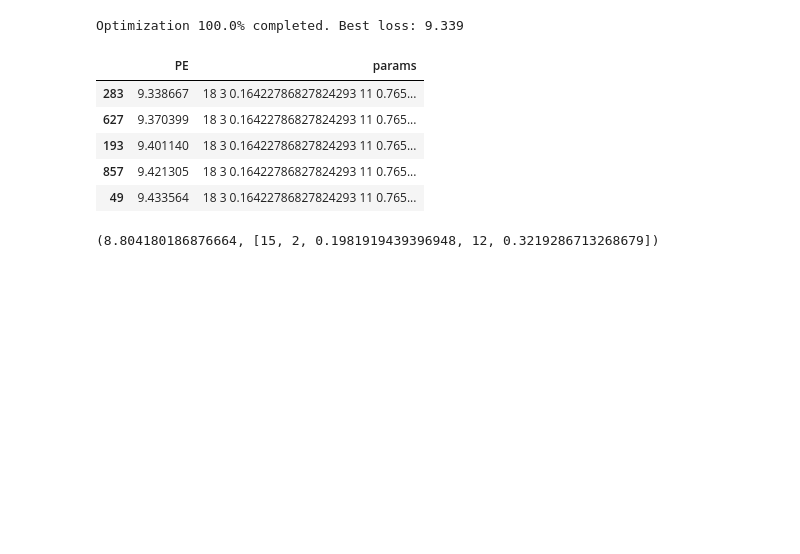
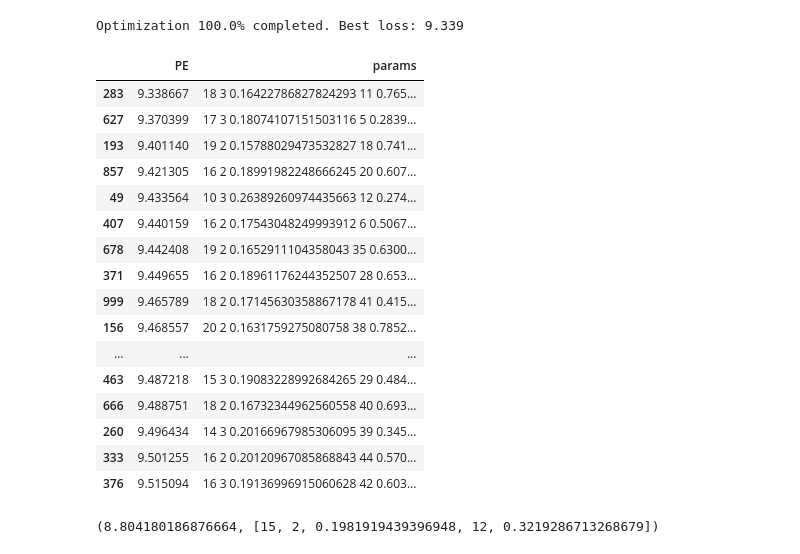
Before and after one commit to felipeascouto/energy, a Jupyter notebook: research_p2.ipynb, the cells around one changed output. Drawn from its saved outputs; the diff is of its cells as text; code cells hidden in the pictures; blank space fills up the shorter version.

```diff
--- a/research_p2.ipynb
+++ b/research_p2.ipynb
@@ -2037,24 +2037,24 @@ Installing collected packages: cython, property-cached, arch
       Successfully uninstalled Cython-0.29.2
 Successfully installed arch-4.15 cython-0.29.20 property-cached-1.6.4
 # %%
-train, test = train_test_split(DART_gen_2018, test_size=0.33)
-train_data = train.groupby('Local Time')[['LMP_RT','LMP_DA','Load','Wind','Weekday']].mean()
-test_data = test.groupby('Local Time')[['LMP_RT','LMP_DA','Load','Wind','Weekday']].mean()
+train_opt, test_opt = train_test_split(DART_gen_2018, test_size=0.33)
+train_data_opt = train_opt.groupby('Local Time')[['LMP_RT','LMP_DA','Load','Wind','Weekday']].mean()
+test_data_opt = test_opt.groupby('Local Time')[['LMP_RT','LMP_DA','Load','Wind','Weekday']].mean()
 minutes = []
-for time in train_data.index:
+for time in train_data_opt.index:
     minutes.append(time.hour * 60 + time.minute)
-train_data['minutes'] = np.array(minutes)
+train_data_opt['minutes'] = np.array(minutes)
 minutes = []
-for time in test_data.index:
+for time in test_data_opt.index:
     minutes.append(time.hour * 60 + time.minute)
-test_data['minutes'] = np.array(minutes)
+test_data_opt['minutes'] = np.array(minutes)
 # %%
 def xgb_loss(next_x):
     xg_reg = xgb.XGBRegressor(objective ='reg:squarederror', colsample_bytree = next_x[4], learning_rate = next_x[2],
                               max_depth = next_x[1], alpha = next_x[3], n_estimators = next_x[0])
-    xg_reg.fit(train_data['minutes'].values.reshape(-1,1), train_data['LMP_RT'].values)
-    y_xgb = xg_reg.predict(test_data['minutes'].values.reshape(-1,1))
-    return pe(y_xgb,test_data['LMP_RT']).mean()
+    xg_reg.fit(train_data_opt['minutes'].values.reshape(-1,1), train_data_opt['LMP_RT'].values)
+    y_xgb = xg_reg.predict(train_data_opt['minutes'].values.reshape(-1,1))
+    return pe(y_xgb,test_data_opt['LMP_RT']).mean()
 # %%
 def optimize(dimensions, start_points, times, function):
 
@@ -2072,7 +2072,7 @@ def optimize(dimensions, start_points, times, function):
         res = opt.tell(next_x, loss)
         loss_vector[i] = loss
         s = ''
-        for p in params:
+        for p in next_x:
             s += str(p) + ' '
         params_list.append(s)
         if loss < best_loss:
@@ -2094,14 +2094,25 @@ Optimization 100.0% completed. Best loss: 9.339
 # %%
 loss_df = pd.DataFrame({'PE':loss_vector,
                        'params':params_vector})
-loss_df.sort_values('PE').head()
+loss_df.sort_values('PE').head(20)
 # %% [output]
 |  | PE | params |
 | 283 | 9.338667 | 18 3 0.16422786827824293 11 0.765... |
-| 627 | 9.370399 | 18 3 0.16422786827824293 11 0.765... |
-| 193 | 9.401140 | 18 3 0.16422786827824293 11 0.765... |
-| 857 | 9.421305 | 18 3 0.16422786827824293 11 0.765... |
-| 49 | 9.433564 | 18 3 0.16422786827824293 11 0.765... |
+| 627 | 9.370399 | 17 3 0.18074107151503116 5 0.2839... |
+| 193 | 9.401140 | 19 2 0.15788029473532827 18 0.741... |
+| 857 | 9.421305 | 16 2 0.18991982248666245 20 0.607... |
+| 49 | 9.433564 | 10 3 0.26389260974435663 12 0.274... |
+| 407 | 9.440159 | 16 2 0.17543048249993912 6 0.5067... |
+| 678 | 9.442408 | 19 2 0.1652911104358043 35 0.6300... |
+| 371 | 9.449655 | 16 2 0.18961176244352507 28 0.653... |
+| 999 | 9.465789 | 18 2 0.17145630358867178 41 0.415... |
+| 156 | 9.468557 | 20 2 0.1631759275080758 38 0.7852... |
+| ... | ... | ... |
+| 463 | 9.487218 | 15 3 0.19083228992684265 29 0.484... |
+| 666 | 9.488751 | 18 2 0.16732344962560558 40 0.693... |
+| 260 | 9.496434 | 14 3 0.20166967985306095 39 0.345... |
+| 333 | 9.501255 | 16 2 0.20120967085868843 44 0.570... |
+| 376 | 9.515094 | 16 3 0.19136996915060628 42 0.603... |
 # %%
 loss, params
 # %% [output]
```
Also changed, not shown: parts of 7 cells of this notebook.
